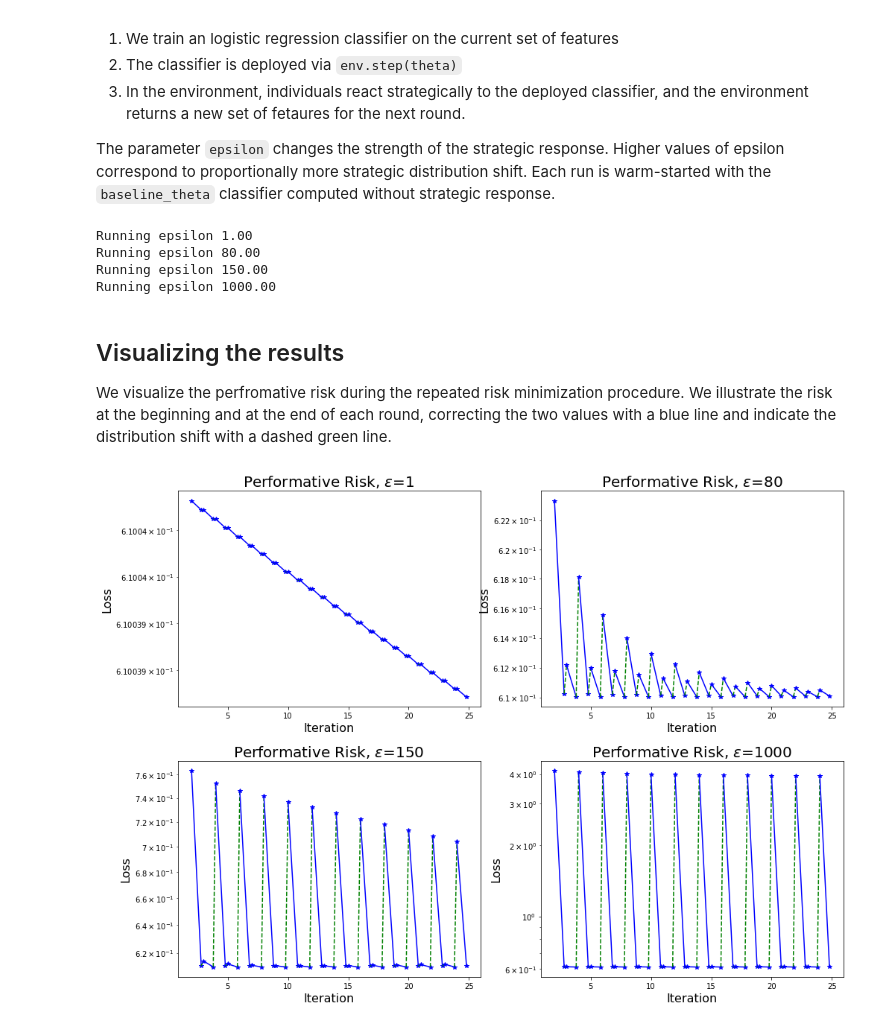
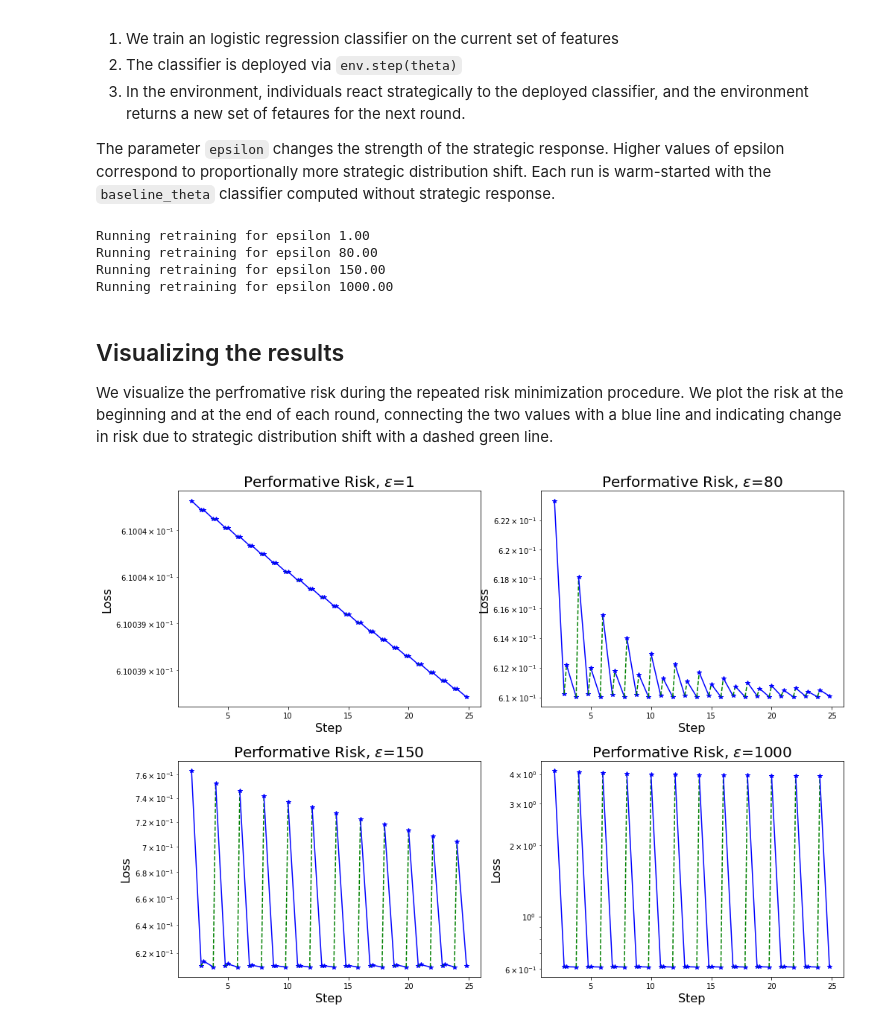
Before and after one commit to socialfoundations/whynot, a Jupyter notebook: examples/dynamic_decisions/performative_prediction.ipynb, the cells around one changed output. Saved outputs shown, nothing was run; the diff lists cells and outputs as text; code cells hidden in the pictures.

```diff
--- a/examples/dynamic_decisions/performative_prediction.ipynb
+++ b/examples/dynamic_decisions/performative_prediction.ipynb
@@ -44,7 +44,7 @@ The dataset has 18357 agents and 11 features.
 Fit a logistic regression model to the data
 # %%
 l2_penalty = 1.0 / num_agents
-baseline_theta = utils.fit_logistic_regression(base_features, base_labels, l2_penalty, 'Exact')
+baseline_theta = utils.fit_logistic_regression(base_features, base_labels, l2_penalty)
 baseline_acc = ((base_features.dot(baseline_theta) > 0)  == base_labels).mean()
 print(f"Baseline logistic regresion model accuracy: {100 * baseline_acc:.2f}%")
 # %% [output]
@@ -60,7 +60,8 @@ strategic distribution shift. We perform `num_iters` rounds. In each round:
 
 The parameter `epsilon` changes the strength of the strategic response. Higher values of epsilon correspond to proportionally more strategic distribution shift. Each run is warm-started with the `baseline_theta` classifier computed without strategic response.
 # %%
-def repeated_risk_minimization(base_theta, epsilon, num_iters):
+def repeated_risk_minimization(base_theta, epsilon, num_steps):
+    """Run repeated risk minimization for num_iters steps"""
     env.config.epsilon = epsilon
     env.config.l2_penalty = l2_penalty
     env.reset()
@@ -70,7 +71,7 @@ def repeated_risk_minimization(base_theta, epsilon, num_iters):
 
     # Warm-start with baseline classifier
     theta = np.copy(base_theta)
-    for step in range(num_iters):
+    for step in range(num_steps):
 
         # Deploy classifier and observe strategic response
         (features_strat, labels), _, _, _ = env.step(theta)
@@ -103,37 +104,37 @@ num_iters = 25
 
 loss_starts, acc_starts, loss_ends, acc_ends = [], [], [], []
 for epsilon_idx, epsilon in enumerate(epsilon_list):
-    print(f"Running epsilon {epsilon:.2f}")
+    print(f"Running retraining for epsilon {epsilon:.2f}")
 
-    loss_start, acc_start, loss_end, acc_end = repeated_risk_minimization(
+    loss_start, loss_end, acc_start, acc_end = repeated_risk_minimization(
         baseline_theta, epsilon, num_iters)
     loss_starts.append(loss_start)
     loss_ends.append(loss_end)
     acc_starts.append(acc_start)
     acc_ends.append(acc_end)
 # %% [output]
-Running epsilon 1.00
-Running epsilon 80.00
-Running epsilon 150.00
-Running epsilon 1000.00
+Running retraining for epsilon 1.00
+Running retraining for epsilon 80.00
+Running retraining for epsilon 150.00
+Running retraining for epsilon 1000.00
 # %% [markdown]
 ## Visualizing the results
 
-We visualize the perfromative risk during the repeated risk minimization procedure. We illustrate the risk at the beginning and at the end of each round, correcting the two values with a blue line and indicate the distribution shift with a dashed green line.
+We visualize the perfromative risk during the repeated risk minimization procedure. We plot the risk at the beginning and at the end of each round, connecting the two values with a blue line and indicating change in risk due to strategic distribution shift with a dashed green line.
 # %%
 fig, axes = plt.subplots(nrows=2, ncols=2, figsize=(16, 12))
 for idx, epsilon in enumerate(epsilon_list):
     ax = axes[idx // 2][idx % 2]
     offset = 0.8
     ax.set_title(f"Performative Risk, $\epsilon$={epsilon}", fontsize=20)
     for i in range(2, num_iters):
-        ax.plot([i,i + offset],[loss_list_start[idx][i], loss_list_end[idx][i]],'b*-')
+        ax.plot([i,i + offset],[loss_starts[idx][i], loss_ends[idx][i]],'b*-')
         if i < num_iters - 1:
-            ax.plot([i + offset, i + 1],[loss_list_end[idx][i], loss_list_start[idx][i + 1]],'g--')
+            ax.plot([i + offset, i + 1],[loss_ends[idx][i], loss_starts[idx][i + 1]],'g--')
 
-    ax.set_xlabel("Iteration", fontsize=16)
+    ax.set_xlabel("Step", fontsize=16)
     ax.set_ylabel("Loss", fontsize=16)
     ax.set_yscale('log')
 plt.subplots_adjust(hspace=0.25)
 # %% [output]
-[figure, old version]
+[figure, new version]
```
Also changed, not shown: parts of 2 cells of this notebook, 2 other files.
